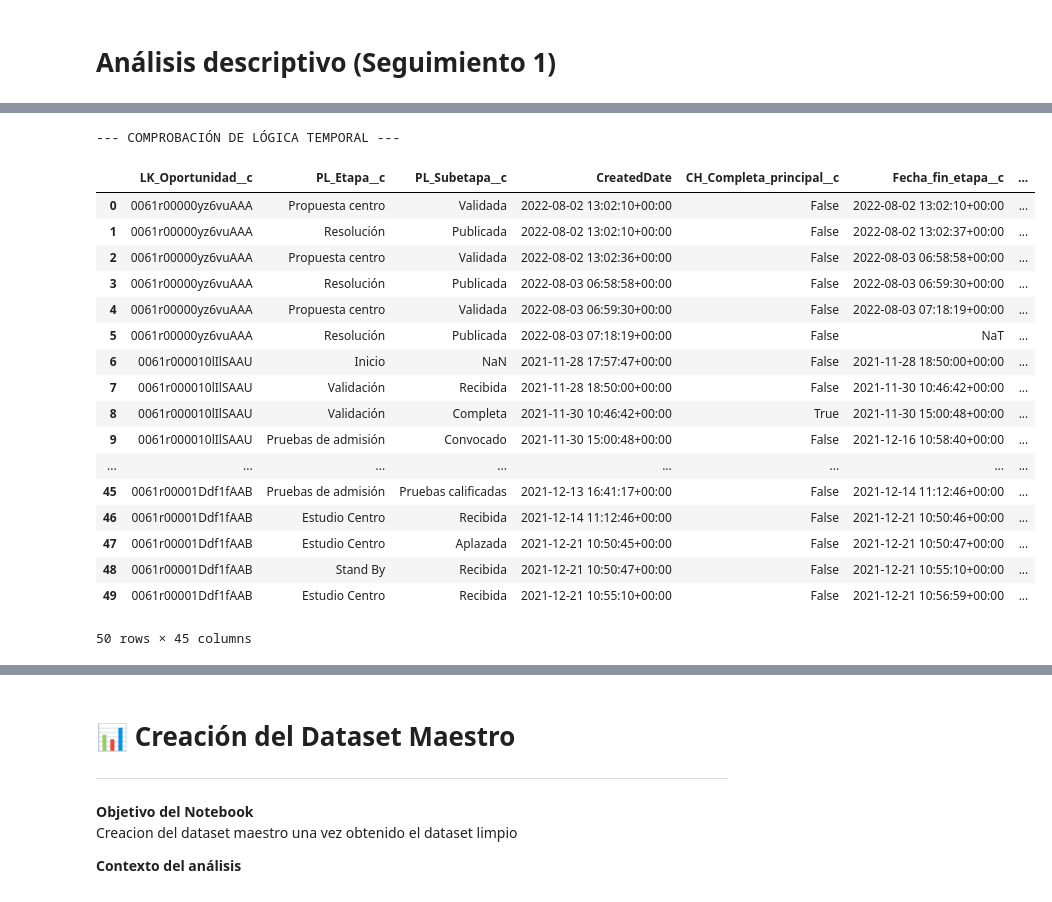
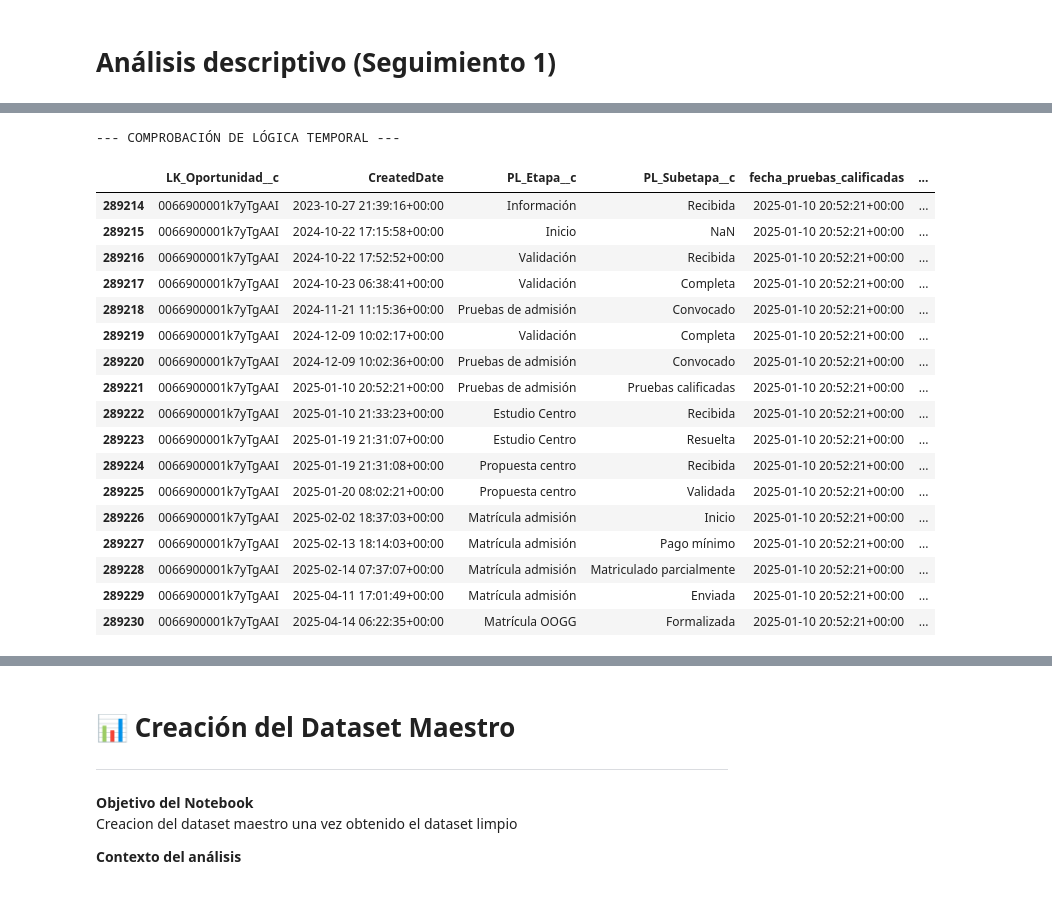
Before and after one commit to MiguelHernandezCorral/UNAV, a Jupyter notebook: notebooks/01_Limpieza copy.ipynb, the cells around one changed output, grey strips where cells are left out. Saved outputs shown, nothing was run; the diff lists cells and outputs as text; code cells hidden in the pictures.

```diff
--- a/notebooks/01_Limpieza copy.ipynb
+++ b/notebooks/01_Limpieza copy.ipynb
@@ -21,7 +21,8 @@ import utils
 # ===============================
 # LEER EL ARCHIVO LIMPIO
 # ===============================
-dfs = pd.read_excel(r'..\datos\01. Datos originales\DataSET_SF.xlsx', sheet_name=None)
+ruta = r"C:\Users\0017655\Downloads\DataSET_SF - V2.xlsx"
+dfs = pd.read_excel(ruta, sheet_name=None)
 
 # Ver la primera hoja
 oportunidad = list(dfs.values())[0]
@@ -194,48 +205,48 @@ df_unido_filtrado =  df_unido[columnas_finales].copy()
 # %%
 from utils import calcular_tiempos_etapas, limpiar_historial_por_hitos
 import numpy as np
 import pandas as pd
 
 historial_etapas_tiempo = calcular_tiempos_etapas(historial_etapas)
 
 import pandas as pd
 import numpy as np
 
 
 df_final = limpiar_historial_por_hitos(historial_etapas_tiempo, df_unido_filtrado)
 
 ejemplo_id = '0066900001k7yTgAAI'
 
 columnas_comprobacion = [
     'LK_Oportunidad__c', 'CreatedDate', 'PL_Etapa__c', 'PL_Subetapa__c',
     'fecha_pruebas_calificadas', 'NU_NOTA_MEDIA_ADMISION',
     'fecha_matricula_iniciada', 'PAID_AMOUNT','NU_NOTA_MEDIA_ADMISION', 'CH_PRUEBAS_CALIFICADAS',
         'NU_RESULTADO_ADMISION_PUNTOS', 'PL_RESOLUCION_DEFINITIVA'
 ]
 
 print("--- COMPROBACIÓN DE LÓGICA TEMPORAL ---")
 df_final[df_final['LK_Oportunidad__c'] == ejemplo_id][columnas_comprobacion].sort_values('CreatedDate')
-df_final.head(50)
+#df_final.head(50)
 # %% [output]
 --- COMPROBACIÓN DE LÓGICA TEMPORAL ---
-|  | LK_Oportunidad__c | PL_Etapa__c | PL_Subetapa__c | CreatedDate | CH_Completa_principal__c | Fecha_fin_etapa__c | ... |
-| 0 | 0061r00000yz6vuAAA | Propuesta centro | Validada | 2022-08-02 13:02:10+00:00 | False | 2022-08-02 13:02:10+00:00 | ... |
-| 1 | 0061r00000yz6vuAAA | Resolución | Publicada | 2022-08-02 13:02:10+00:00 | False | 2022-08-02 13:02:37+00:00 | ... |
-| 2 | 0061r00000yz6vuAAA | Propuesta centro | Validada | 2022-08-02 13:02:36+00:00 | False | 2022-08-03 06:58:58+00:00 | ... |
-| 3 | 0061r00000yz6vuAAA | Resolución | Publicada | 2022-08-03 06:58:58+00:00 | False | 2022-08-03 06:59:30+00:00 | ... |
-| 4 | 0061r00000yz6vuAAA | Propuesta centro | Validada | 2022-08-03 06:59:30+00:00 | False | 2022-08-03 07:18:19+00:00 | ... |
-| 5 | 0061r00000yz6vuAAA | Resolución | Publicada | 2022-08-03 07:18:19+00:00 | False | NaT | ... |
-| 6 | 0061r000010lIlSAAU | Inicio | NaN | 2021-11-28 17:57:47+00:00 | False | 2021-11-28 18:50:00+00:00 | ... |
-| 7 | 0061r000010lIlSAAU | Validación | Recibida | 2021-11-28 18:50:00+00:00 | False | 2021-11-30 10:46:42+00:00 | ... |
-| 8 | 0061r000010lIlSAAU | Validación | Completa | 2021-11-30 10:46:42+00:00 | True | 2021-11-30 15:00:48+00:00 | ... |
-| 9 | 0061r000010lIlSAAU | Pruebas de admisión | Convocado | 2021-11-30 15:00:48+00:00 | False | 2021-12-16 10:58:40+00:00 | ... |
-| ... | ... | ... | ... | ... | ... | ... | ... |
-| 45 | 0061r00001Ddf1fAAB | Pruebas de admisión | Pruebas calificadas | 2021-12-13 16:41:17+00:00 | False | 2021-12-14 11:12:46+00:00 | ... |
-| 46 | 0061r00001Ddf1fAAB | Estudio Centro | Recibida | 2021-12-14 11:12:46+00:00 | False | 2021-12-21 10:50:46+00:00 | ... |
-| 47 | 0061r00001Ddf1fAAB | Estudio Centro | Aplazada | 2021-12-21 10:50:45+00:00 | False | 2021-12-21 10:50:47+00:00 | ... |
-| 48 | 0061r00001Ddf1fAAB | Stand By | Recibida | 2021-12-21 10:50:47+00:00 | False | 2021-12-21 10:55:10+00:00 | ... |
-| 49 | 0061r00001Ddf1fAAB | Estudio Centro | Recibida | 2021-12-21 10:55:10+00:00 | False | 2021-12-21 10:56:59+00:00 | ... |
+|  | LK_Oportunidad__c | CreatedDate | PL_Etapa__c | PL_Subetapa__c | fecha_pruebas_calificadas | ... |
+| 289214 | 0066900001k7yTgAAI | 2023-10-27 21:39:16+00:00 | Información | Recibida | 2025-01-10 20:52:21+00:00 | ... |
+| 289215 | 0066900001k7yTgAAI | 2024-10-22 17:15:58+00:00 | Inicio | NaN | 2025-01-10 20:52:21+00:00 | ... |
+| 289216 | 0066900001k7yTgAAI | 2024-10-22 17:52:52+00:00 | Validación | Recibida | 2025-01-10 20:52:21+00:00 | ... |
+| 289217 | 0066900001k7yTgAAI | 2024-10-23 06:38:41+00:00 | Validación | Completa | 2025-01-10 20:52:21+00:00 | ... |
+| 289218 | 0066900001k7yTgAAI | 2024-11-21 11:15:36+00:00 | Pruebas de admisión | Convocado | 2025-01-10 20:52:21+00:00 | ... |
+| 289219 | 0066900001k7yTgAAI | 2024-12-09 10:02:17+00:00 | Validación | Completa | 2025-01-10 20:52:21+00:00 | ... |
+| 289220 | 0066900001k7yTgAAI | 2024-12-09 10:02:36+00:00 | Pruebas de admisión | Convocado | 2025-01-10 20:52:21+00:00 | ... |
+| 289221 | 0066900001k7yTgAAI | 2025-01-10 20:52:21+00:00 | Pruebas de admisión | Pruebas calificadas | 2025-01-10 20:52:21+00:00 | ... |
+| 289222 | 0066900001k7yTgAAI | 2025-01-10 21:33:23+00:00 | Estudio Centro | Recibida | 2025-01-10 20:52:21+00:00 | ... |
+| 289223 | 0066900001k7yTgAAI | 2025-01-19 21:31:07+00:00 | Estudio Centro | Resuelta | 2025-01-10 20:52:21+00:00 | ... |
+| 289224 | 0066900001k7yTgAAI | 2025-01-19 21:31:08+00:00 | Propuesta centro | Recibida | 2025-01-10 20:52:21+00:00 | ... |
+| 289225 | 0066900001k7yTgAAI | 2025-01-20 08:02:21+00:00 | Propuesta centro | Validada | 2025-01-10 20:52:21+00:00 | ... |
+| 289226 | 0066900001k7yTgAAI | 2025-02-02 18:37:03+00:00 | Matrícula admisión | Inicio | 2025-01-10 20:52:21+00:00 | ... |
+| 289227 | 0066900001k7yTgAAI | 2025-02-13 18:14:03+00:00 | Matrícula admisión | Pago mínimo | 2025-01-10 20:52:21+00:00 | ... |
+| 289228 | 0066900001k7yTgAAI | 2025-02-14 07:37:07+00:00 | Matrícula admisión | Matriculado parcialmente | 2025-01-10 20:52:21+00:00 | ... |
+| 289229 | 0066900001k7yTgAAI | 2025-04-11 17:01:49+00:00 | Matrícula admisión | Enviada | 2025-01-10 20:52:21+00:00 | ... |
+| 289230 | 0066900001k7yTgAAI | 2025-04-14 06:22:35+00:00 | Matrícula OOGG | Formalizada | 2025-01-10 20:52:21+00:00 | ... |
-50 rows × 45 columns
 # %%
 import pandas as pd
 import numpy as np
```
Also changed, not shown: parts of 16 cells of this notebook, 1 other file.
